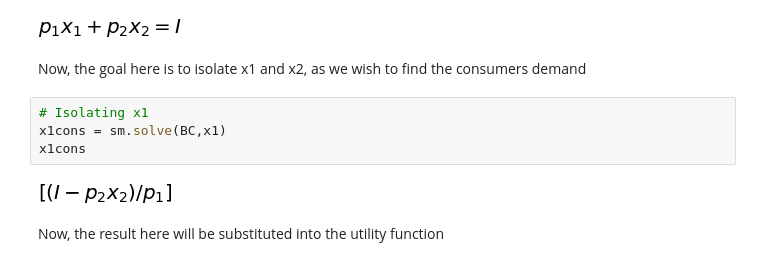
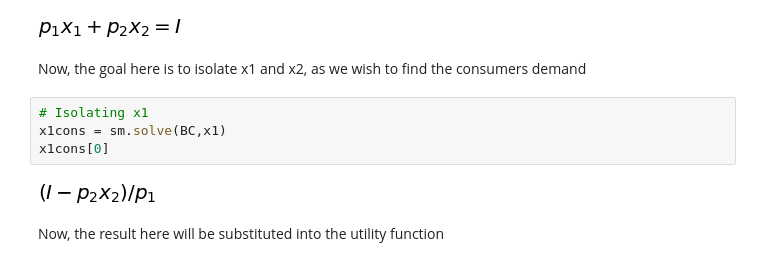
Before and after one commit to NumEconCopenhagen/projects-2019-jgk, a Jupyter notebook: modelproject/modelproject.ipynb, the cells around one changed output. Saved outputs shown, nothing was run; the diff lists cells and outputs as text.

```diff
--- a/modelproject/modelproject.ipynb
+++ b/modelproject/modelproject.ipynb
@@ -95,9 +98,9 @@ Now, the goal here is to isolate x1 and x2, as we wish to find the consumers dem
 # %%
 # Isolating x1
 x1cons = sm.solve(BC,x1)
-x1cons
+x1cons[0]
 # %% [output]
-[figure, old version]
+[figure, new version]
 # %% [markdown]
 Now, the result here will be substituted into the utility function
 # %%
```
Also changed, not shown: parts of 19 cells of this notebook.
